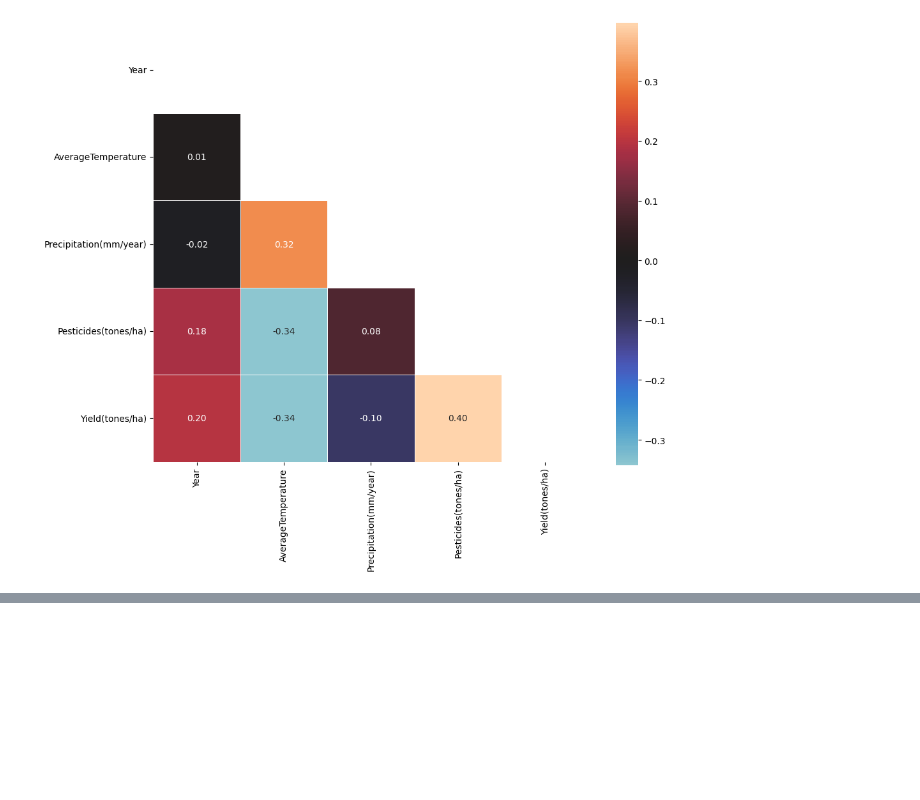
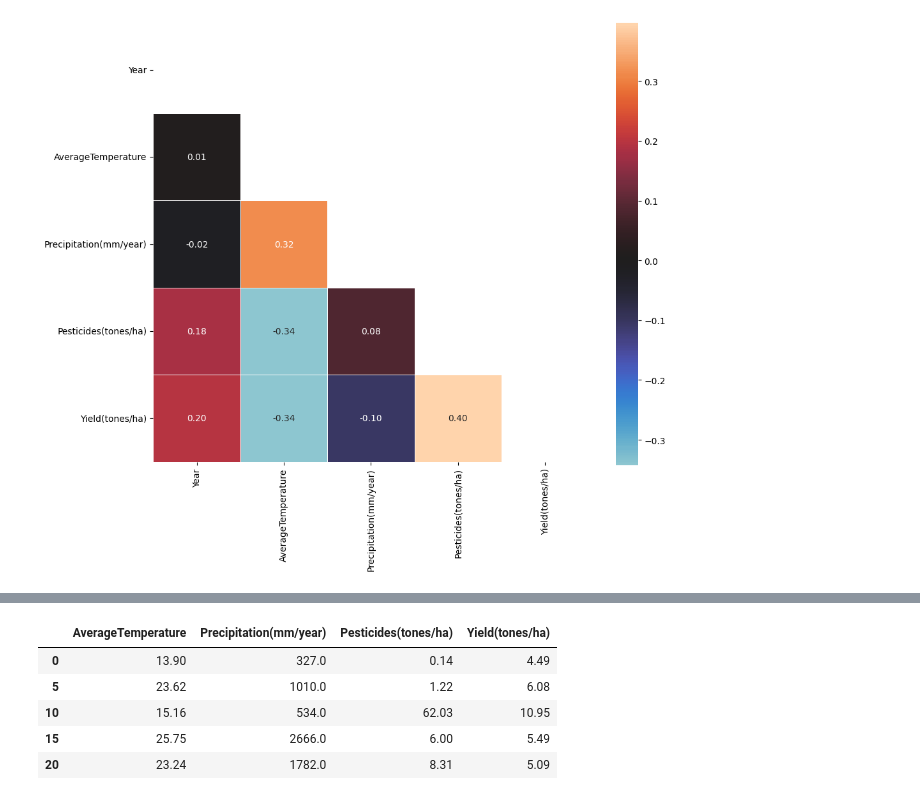
Before and after one commit to sandufurdui/SEP-Data-Science, a Jupyter notebook: remastered.ipynb, the cells around one changed output, grey strips where cells are left out. Cells and saved outputs as stored; diff of their text form; code cells hidden in the pictures; blank space fills up the shorter version.

```diff
--- a/remastered.ipynb
+++ b/remastered.ipynb
@@ -208,0 +224,6 @@ Deprecated in NumPy 1.20; for more details and guidance: https://numpy.org/devdo
+# %%
+vegetables_df = yield_df[yield_df['Item'] == 'Vegetables']
+fruits_df = yield_df[yield_df['Item'] == 'Fruit']
+
+print("no of records in vegetables df \n -------------------- \n",vegetables_df.count(), "\n-------------------- ")
+print("no of records in fruits df \n -------------------- \n", fruits_df.count(), "\n-------------------- \n")
@@ -208,0 +248,10 @@ Deprecated in NumPy 1.20; for more details and guidance: https://numpy.org/devdo
+# %%
+vegetables_df = vegetables_df.drop(['Year', 'Country', 'Item'], axis=1)
+vegetables_df.head()
+# %% [output]
+|  | AverageTemperature | Precipitation(mm/year) | Pesticides(tones/ha) | Yield(tones/ha) |
+| 0 | 13.90 | 327.0 | 0.14 | 4.49 |
+| 5 | 23.62 | 1010.0 | 1.22 | 6.08 |
+| 10 | 15.16 | 534.0 | 62.03 | 10.95 |
+| 15 | 25.75 | 2666.0 | 6.00 | 5.49 |
+| 20 | 23.24 | 1782.0 | 8.31 | 5.09 |
```
Also changed, not shown: parts of 16 cells of this notebook, 7 other files.
